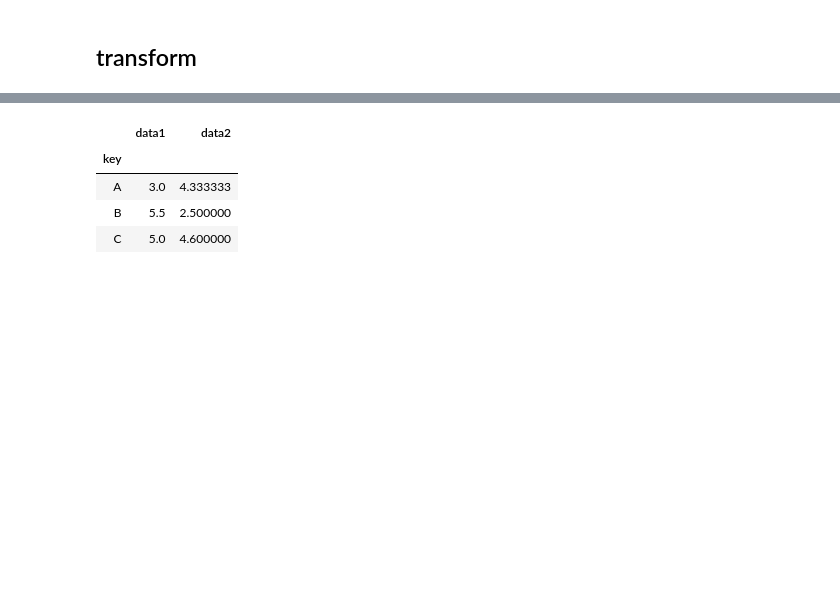
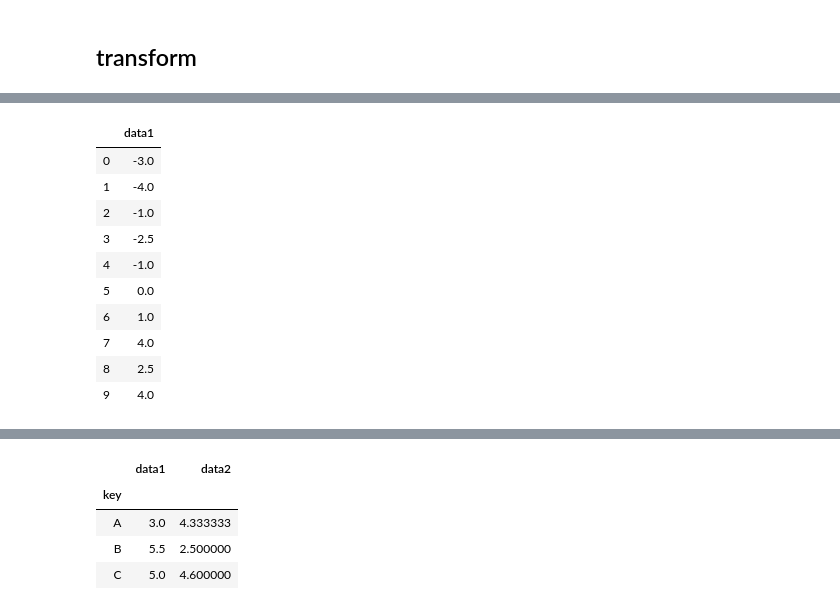
Before and after one commit to zawecha1/data_playground, a Jupyter notebook: pandas/groupby and aggregation.ipynb, the cells around one changed output, grey strips where cells are left out. Saved outputs shown, nothing was run; the diff lists cells and outputs as text; code cells hidden in the pictures; blank space fills up the shorter version.

```diff
--- a/pandas/groupby and aggregation.ipynb
+++ b/pandas/groupby and aggregation.ipynb
@@ -179,3 +188,17 @@ df.groupby('key').filter(filter_func)
+# %%
+df.groupby('key')[['data1']].transform(lambda x: x - x.mean())
+# %% [output]
+|  | data1 |
+| 0 | -3.0 |
+| 1 | -4.0 |
+| 2 | -1.0 |
+| 3 | -2.5 |
+| 4 | -1.0 |
+| 5 | 0.0 |
+| 6 | 1.0 |
+| 7 | 4.0 |
+| 8 | 2.5 |
+| 9 | 4.0 |
 # %%
 # transform 方法，对group做一些操作然后再合并，返回的df长度与原始的一样
 df.groupby('key').transform(lambda x: x - x.mean())
```
Also changed, not shown: parts of 2 cells of this notebook, 2 other files.
